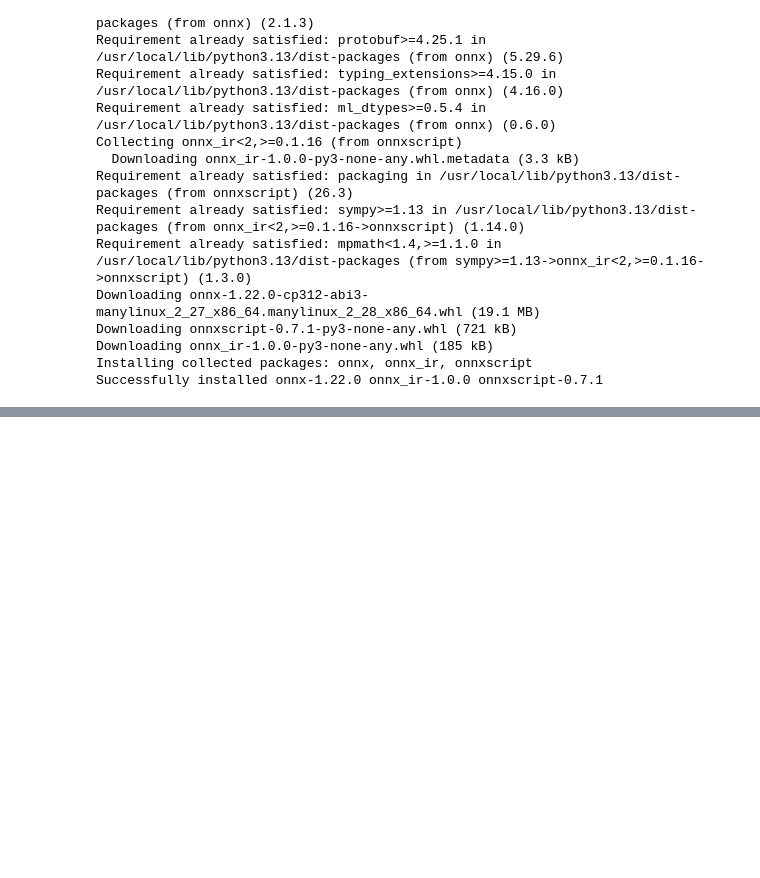
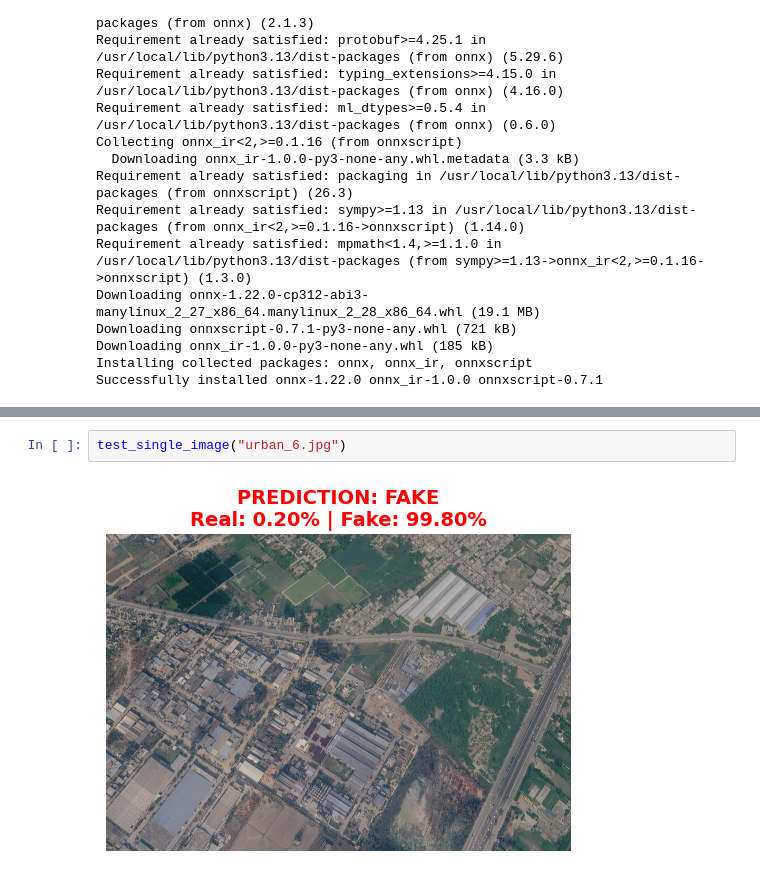
Before and after one commit to quasarx-snips/sih, a Jupyter notebook: neural_models/g1brain.ipynb, the cells around one changed output, grey strips where cells are left out. Drawn from its saved outputs; the diff is of its cells as text; blank space fills up the shorter version.

```diff
--- a/neural_models/g1brain.ipynb
+++ b/neural_models/g1brain.ipynb
@@ -234,0 +244,4 @@ test_single_image("urban_1.jpg")
+# %%
+test_single_image("urban_6.jpg")
+# %% [output]
+[figure, added]
```
Also changed, not shown: parts of 11 cells of this notebook.
